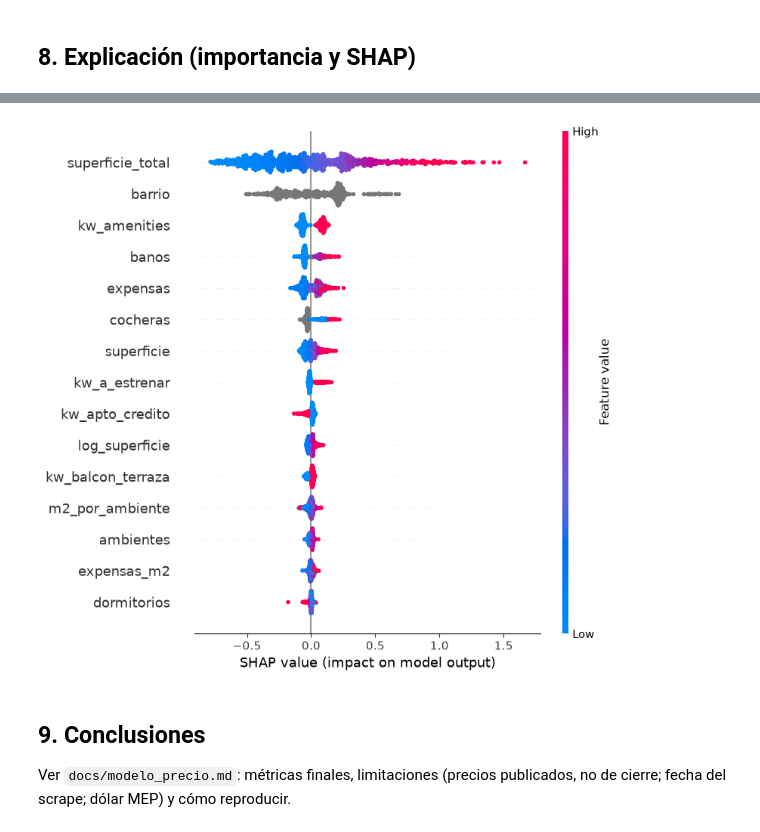
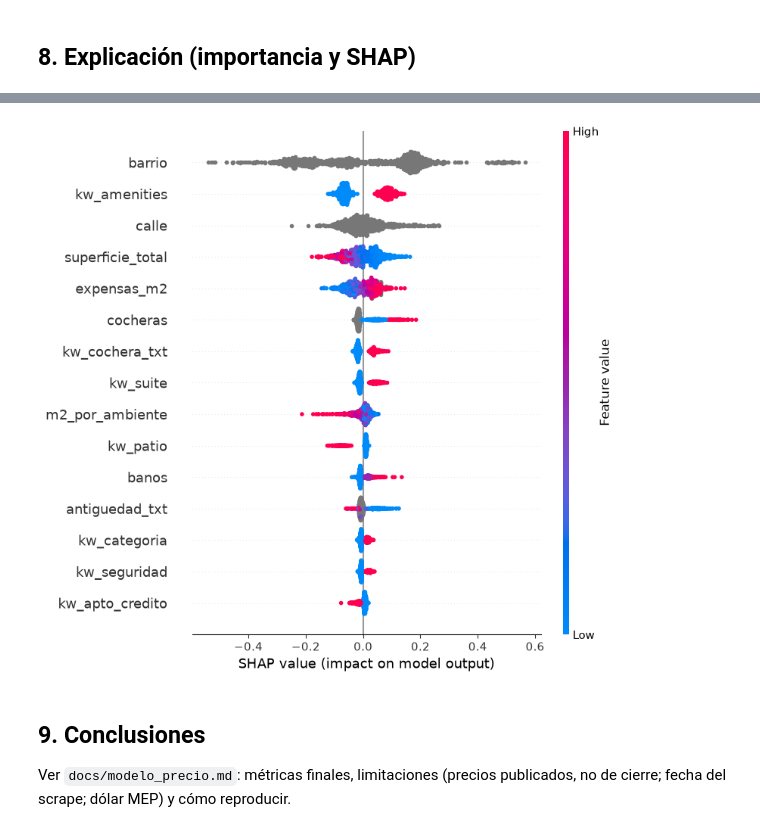
Before and after one commit to nicohorn/zonaprop-web-scraper, a Jupyter notebook: notebooks/01_price_prediction.ipynb, the cells around one changed output, grey strips where cells are left out. Drawn from its saved outputs; the diff is of its cells as text; code cells hidden in the pictures.

Commit message:
notebook: modelo A iteración 2 re-ejecutado con salidas (v3_ppm2_huber, 10,81 % en test)

```diff
--- a/notebooks/01_price_prediction.ipynb
+++ b/notebooks/01_price_prediction.ipynb
@@ -234,13 +230,13 @@ imp = pd.Series(g.booster_.feature_importance('gain'), index=g.feature_name_).so
 # %%
 try:
     import shap
     Xte = precio.fijar_categorias(r['X'].iloc[r['te']], r['cats'], r['levels'])
     sample = Xte.sample(1000, random_state=0)
-    shap.summary_plot(shap.TreeExplainer(g).shap_values(sample), sample, max_display=15)
+    shap.summary_plot(shap.TreeExplainer(next(iter(g.models.values()))).shap_values(sample), sample, max_display=15)
 except Exception as e:
     print('SHAP no disponible:', e)
 # %% [output]
-[figure, old version]
+[figure, new version]
 # %% [markdown]
 ## 9. Conclusiones
 
```
Also changed, not shown: parts of 14 cells of this notebook.
